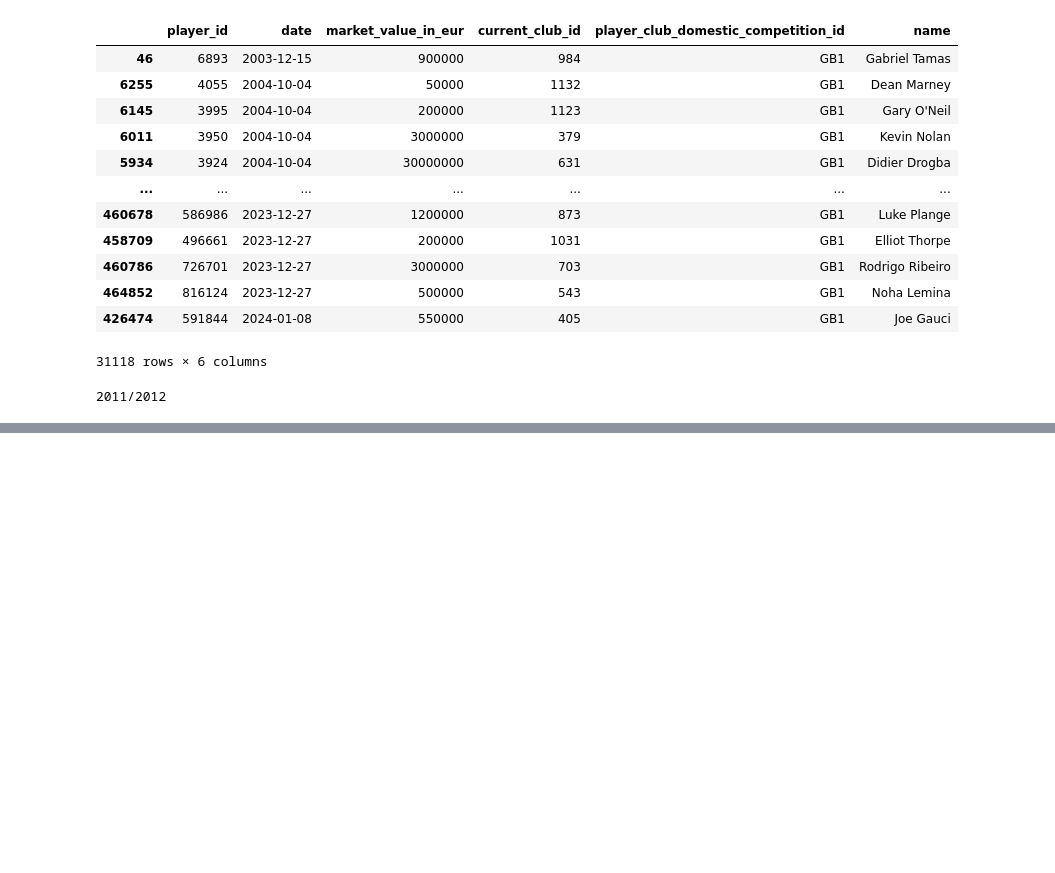
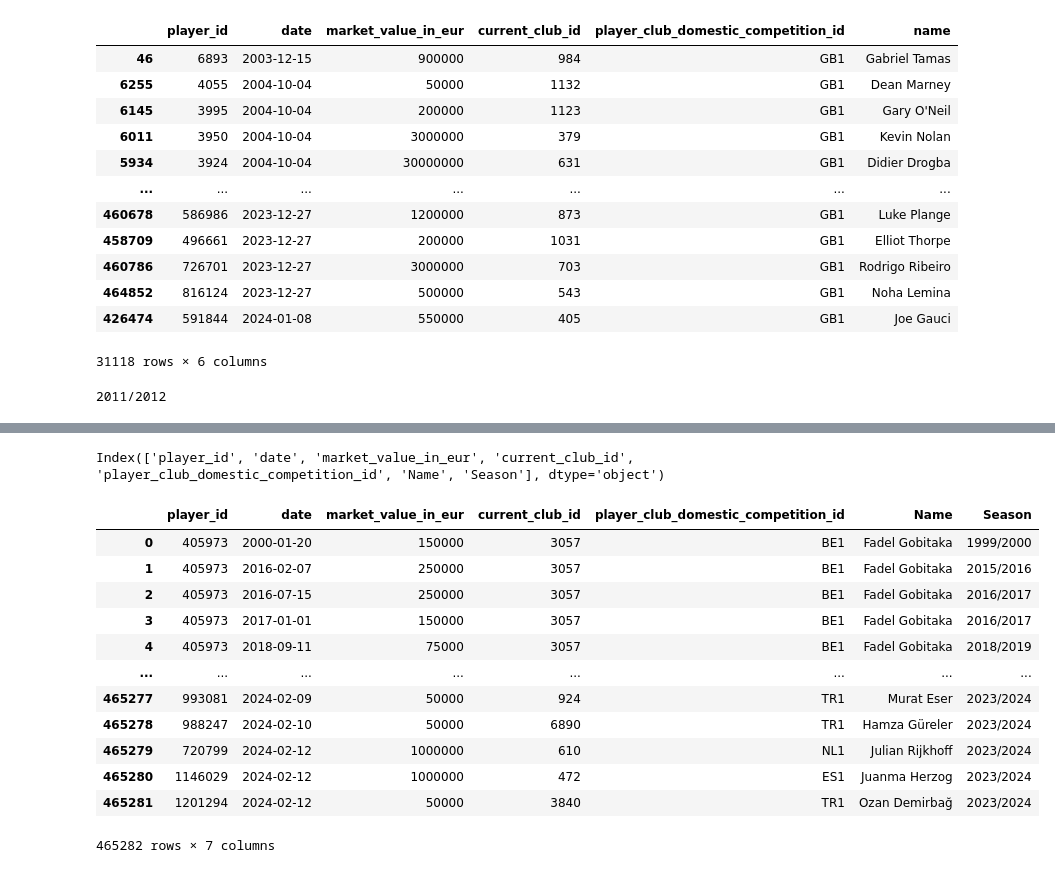
Before and after one commit to JackBenadon/DS440-Project, a Jupyter notebook: Pre_processing.ipynb, the cells around one changed output, grey strips where cells are left out. Cells and saved outputs as stored; diff of their text form; code cells hidden in the pictures; blank space fills up the shorter version.

```diff
--- a/Pre_processing.ipynb
+++ b/Pre_processing.ipynb
@@ -148 +166,21 @@ merged_table
 465282 rows × 7 columns
+# %%
+print(merged_table.columns)
+merged_table.columns = merged_table.columns.str.strip()
+merged_table.rename(columns={'name': 'Name'}, inplace=True)
+merged_table
+# %% [output]
+Index(['player_id', 'date', 'market_value_in_eur', 'current_club_id', 'player_club_domestic_competition_id', 'Name', 'Season'], dtype='object')
+|  | player_id | date | market_value_in_eur | current_club_id | player_club_domestic_competition_id | Name | Season |
+| 0 | 405973 | 2000-01-20 | 150000 | 3057 | BE1 | Fadel Gobitaka | 1999/2000 |
+| 1 | 405973 | 2016-02-07 | 250000 | 3057 | BE1 | Fadel Gobitaka | 2015/2016 |
+| 2 | 405973 | 2016-07-15 | 250000 | 3057 | BE1 | Fadel Gobitaka | 2016/2017 |
+| 3 | 405973 | 2017-01-01 | 150000 | 3057 | BE1 | Fadel Gobitaka | 2016/2017 |
+| 4 | 405973 | 2018-09-11 | 75000 | 3057 | BE1 | Fadel Gobitaka | 2018/2019 |
+| ... | ... | ... | ... | ... | ... | ... | ... |
+| 465277 | 993081 | 2024-02-09 | 50000 | 924 | TR1 | Murat Eser | 2023/2024 |
+| 465278 | 988247 | 2024-02-10 | 50000 | 6890 | TR1 | Hamza Güreler | 2023/2024 |
+| 465279 | 720799 | 2024-02-12 | 1000000 | 610 | NL1 | Julian Rijkhoff | 2023/2024 |
+| 465280 | 1146029 | 2024-02-12 | 1000000 | 472 | ES1 | Juanma Herzog | 2023/2024 |
+| 465281 | 1201294 | 2024-02-12 | 50000 | 3840 | TR1 | Ozan Demirbağ | 2023/2024 |
+465282 rows × 7 columns
```
Also changed, not shown: parts of 4 cells of this notebook.
